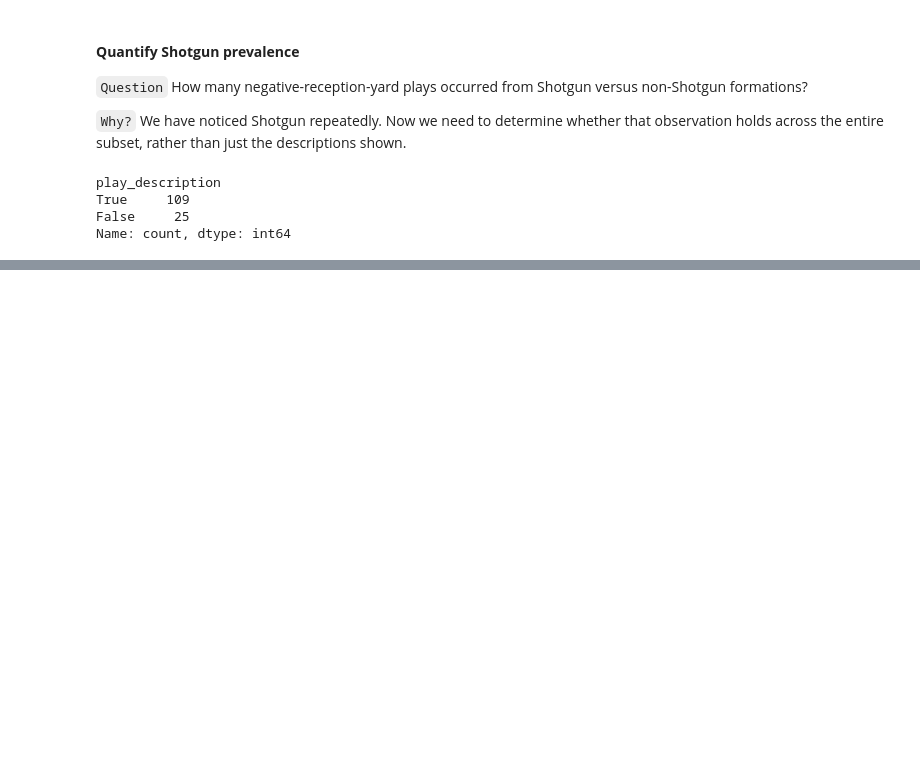
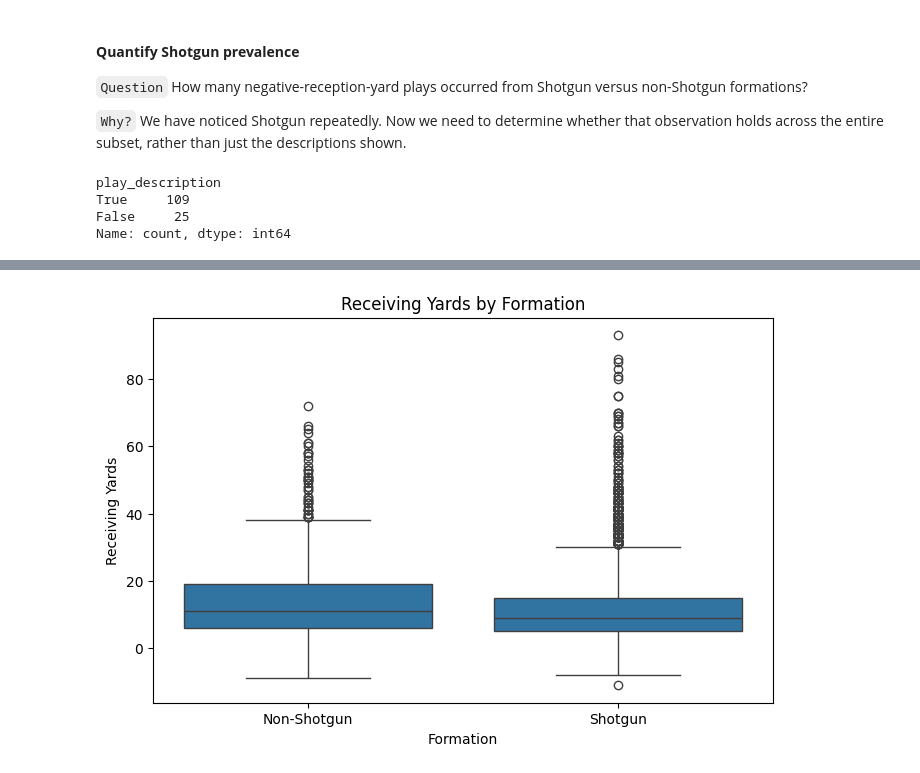
Before and after one commit to M-Codes6/nfl-combine-to-performance-analysis, a Jupyter notebook: notebooks/01_data_understanding.ipynb, the cells around one changed output, grey strips where cells are left out. Saved outputs shown, nothing was run; the diff lists cells and outputs as text; code cells hidden in the pictures; blank space fills up the shorter version.

Commit message:
Analyze receiving yards and formation differences

```diff
--- a/notebooks/01_data_understanding.ipynb
+++ b/notebooks/01_data_understanding.ipynb
@@ -4115,0 +4124,8 @@ Name: count, dtype: int64
+# %%
+# classify all completed passes by formation
+
+completed_passes["formation"] = completed_passes["play_description"].str.contains(
+    "Shotgun", case=False, na=False
+)
+
+completed_passes["formation"].value_counts()
@@ -4115,0 +4183,17 @@ Name: count, dtype: int64
+# %%
+plt.figure(figsize=(8, 5))
+
+sns.boxplot(
+    data=completed_passes,
+    x="formation",
+    y="rec_yards"
+)
+
+plt.title("Receiving Yards by Formation")
+plt.xlabel("Formation")
+plt.ylabel("Receiving Yards")
+plt.xticks([0, 1], ["Non-Shotgun", "Shotgun"])
+
+plt.show()
+# %% [output]
+[figure, added]
```
Also changed, not shown: parts of 13 cells of this notebook.
